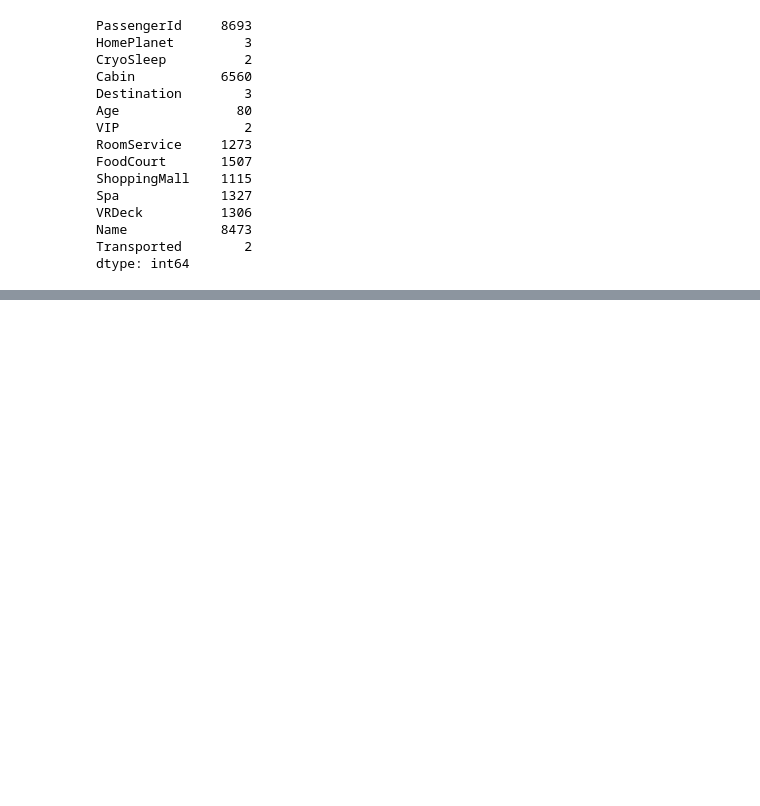
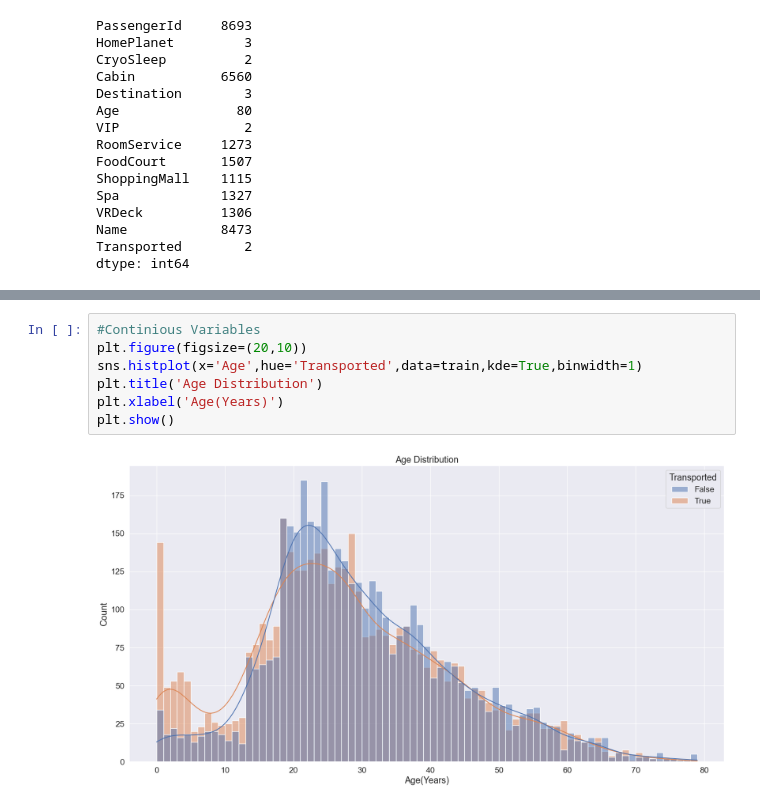
Before and after one commit to manishbhatia7/ML-Projects, a Jupyter notebook: Competitions/Titanic Spaceship/notrbook.ipynb, the cells around one changed output, grey strips where cells are left out. Cells and saved outputs as stored; diff of their text form; blank space fills up the shorter version.

```diff
--- a/Competitions/Titanic Spaceship/notrbook.ipynb
+++ b/Competitions/Titanic Spaceship/notrbook.ipynb
@@ -105,0 +133,9 @@ dtype: int64
+# %%
+#Continious Variables
+plt.figure(figsize=(20,10))
+sns.histplot(x='Age',hue='Transported',data=train,kde=True,binwidth=1)
+plt.title('Age Distribution')
+plt.xlabel('Age(Years)')
+plt.show()
+# %% [output]
+[figure, added]
```
Also changed, not shown: parts of 4 cells of this notebook.
